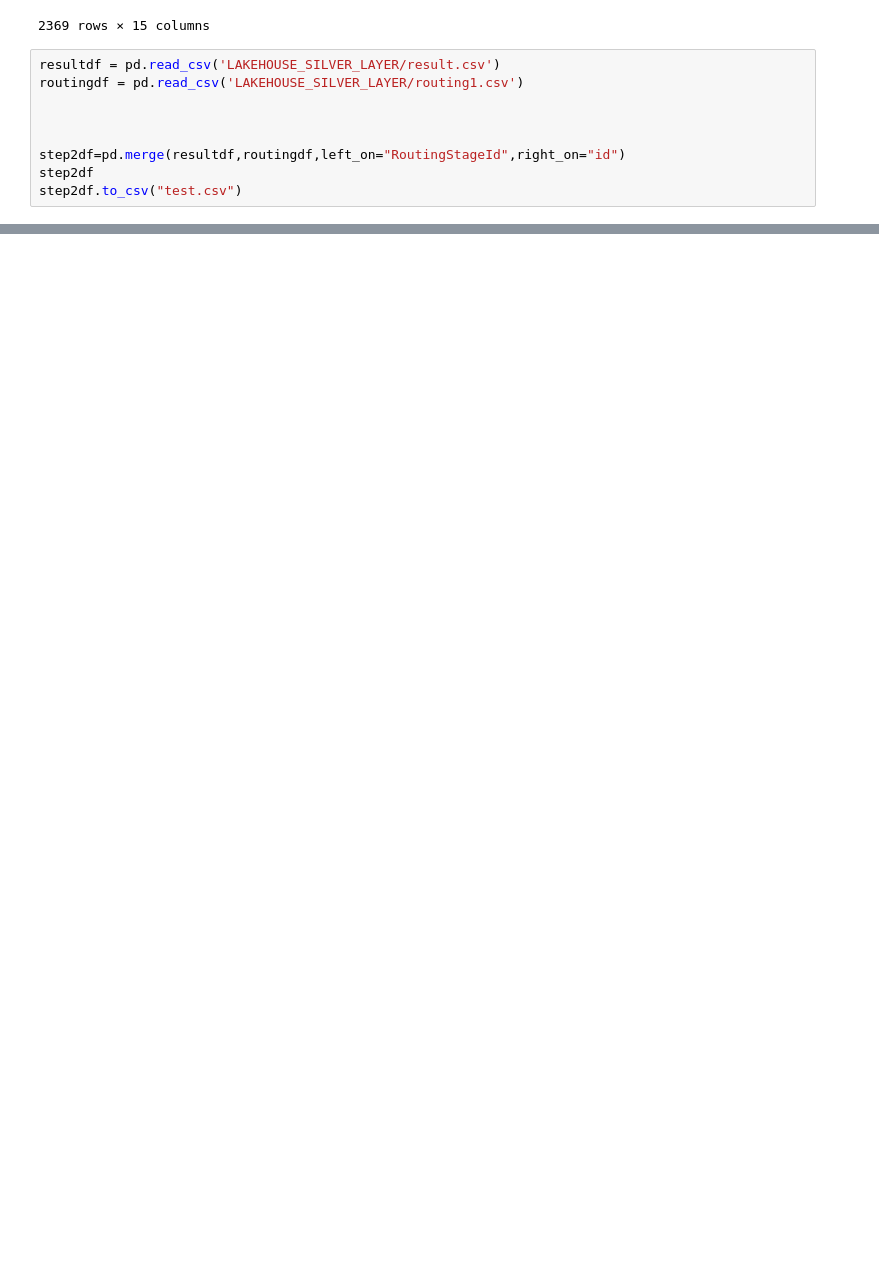
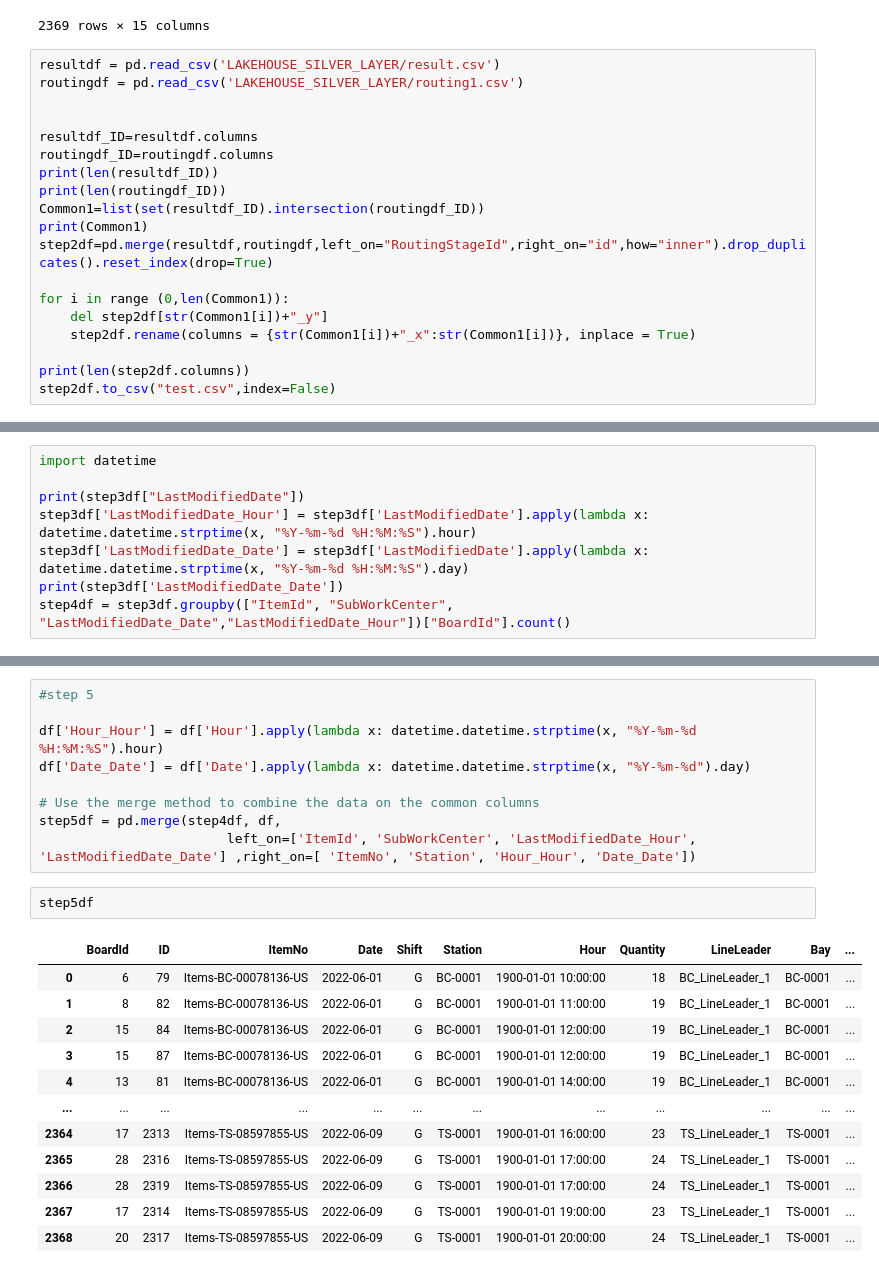
Before and after one commit to ANGELOANTU7/nest-data-hackathon, a Jupyter notebook: OperationsManagement.ipynb, the cells around one changed output, grey strips where cells are left out. Drawn from its saved outputs; the diff is of its cells as text; blank space fills up the shorter version.

```diff
--- a/OperationsManagement.ipynb
+++ b/OperationsManagement.ipynb
@@ -50,7 +51,17 @@ resultdf = pd.read_csv('LAKEHOUSE_SILVER_LAYER/result.csv')
 routingdf = pd.read_csv('LAKEHOUSE_SILVER_LAYER/routing1.csv')
 
 
+resultdf_ID=resultdf.columns
+routingdf_ID=routingdf.columns
+print(len(resultdf_ID))
+print(len(routingdf_ID))
+Common1=list(set(resultdf_ID).intersection(routingdf_ID))
+print(Common1)
+step2df=pd.merge(resultdf,routingdf,left_on="RoutingStageId",right_on="id",how="inner").drop_duplicates().reset_index(drop=True)
 
-step2df=pd.merge(resultdf,routingdf,left_on="RoutingStageId",right_on="id")
-step2df
-step2df.to_csv("test.csv")
+for i in range (0,len(Common1)):
+    del step2df[str(Common1[i])+"_y"]
+    step2df.rename(columns = {str(Common1[i])+"_x":str(Common1[i])}, inplace = True)
+
+print(len(step2df.columns))
+step2df.to_csv("test.csv",index=False)
@@ -74,0 +138,8 @@ for i in range (0,len(resultdf)):
+# %%
+import datetime
+
+print(step3df["LastModifiedDate"])
+step3df['LastModifiedDate_Hour'] = step3df['LastModifiedDate'].apply(lambda x: datetime.datetime.strptime(x, "%Y-%m-%d %H:%M:%S").hour)
+step3df['LastModifiedDate_Date'] = step3df['LastModifiedDate'].apply(lambda x: datetime.datetime.strptime(x, "%Y-%m-%d %H:%M:%S").day)
+print(step3df['LastModifiedDate_Date'])
+step4df = step3df.groupby(["ItemId", "SubWorkCenter", "LastModifiedDate_Date","LastModifiedDate_Hour"])["BoardId"].count()
@@ -74,0 +166,24 @@ for i in range (0,len(resultdf)):
+# %%
+#step 5
+
+df['Hour_Hour'] = df['Hour'].apply(lambda x: datetime.datetime.strptime(x, "%Y-%m-%d %H:%M:%S").hour)
+df['Date_Date'] = df['Date'].apply(lambda x: datetime.datetime.strptime(x, "%Y-%m-%d").day)
+
+# Use the merge method to combine the data on the common columns
+step5df = pd.merge(step4df, df,
+                        left_on=['ItemId', 'SubWorkCenter', 'LastModifiedDate_Hour', 'LastModifiedDate_Date'] ,right_on=[ 'ItemNo', 'Station', 'Hour_Hour', 'Date_Date'])
+# %%
+step5df
+# %% [output]
+|  | BoardId | ID | ItemNo | Date | Shift | Station | Hour | Quantity | LineLeader | Bay | ... |
+| 0 | 6 | 79 | Items-BC-00078136-US | 2022-06-01 | G | BC-0001 | 1900-01-01 10:00:00 | 18 | BC_LineLeader_1 | BC-0001 | ... |
+| 1 | 8 | 82 | Items-BC-00078136-US | 2022-06-01 | G | BC-0001 | 1900-01-01 11:00:00 | 19 | BC_LineLeader_1 | BC-0001 | ... |
+| 2 | 15 | 84 | Items-BC-00078136-US | 2022-06-01 | G | BC-0001 | 1900-01-01 12:00:00 | 19 | BC_LineLeader_1 | BC-0001 | ... |
+| 3 | 15 | 87 | Items-BC-00078136-US | 2022-06-01 | G | BC-0001 | 1900-01-01 12:00:00 | 19 | BC_LineLeader_1 | BC-0001 | ... |
+| 4 | 13 | 81 | Items-BC-00078136-US | 2022-06-01 | G | BC-0001 | 1900-01-01 14:00:00 | 19 | BC_LineLeader_1 | BC-0001 | ... |
+| ... | ... | ... | ... | ... | ... | ... | ... | ... | ... | ... | ... |
+| 2364 | 17 | 2313 | Items-TS-08597855-US | 2022-06-09 | G | TS-0001 | 1900-01-01 16:00:00 | 23 | TS_LineLeader_1 | TS-0001 | ... |
+| 2365 | 28 | 2316 | Items-TS-08597855-US | 2022-06-09 | G | TS-0001 | 1900-01-01 17:00:00 | 24 | TS_LineLeader_1 | TS-0001 | ... |
+| 2366 | 28 | 2319 | Items-TS-08597855-US | 2022-06-09 | G | TS-0001 | 1900-01-01 17:00:00 | 24 | TS_LineLeader_1 | TS-0001 | ... |
+| 2367 | 17 | 2314 | Items-TS-08597855-US | 2022-06-09 | G | TS-0001 | 1900-01-01 19:00:00 | 23 | TS_LineLeader_1 | TS-0001 | ... |
+| 2368 | 20 | 2317 | Items-TS-08597855-US | 2022-06-09 | G | TS-0001 | 1900-01-01 20:00:00 | 24 | TS_LineLeader_1 | TS-0001 | ... |
```
Also changed, not shown: parts of 9 cells of this notebook, 7 other files.
